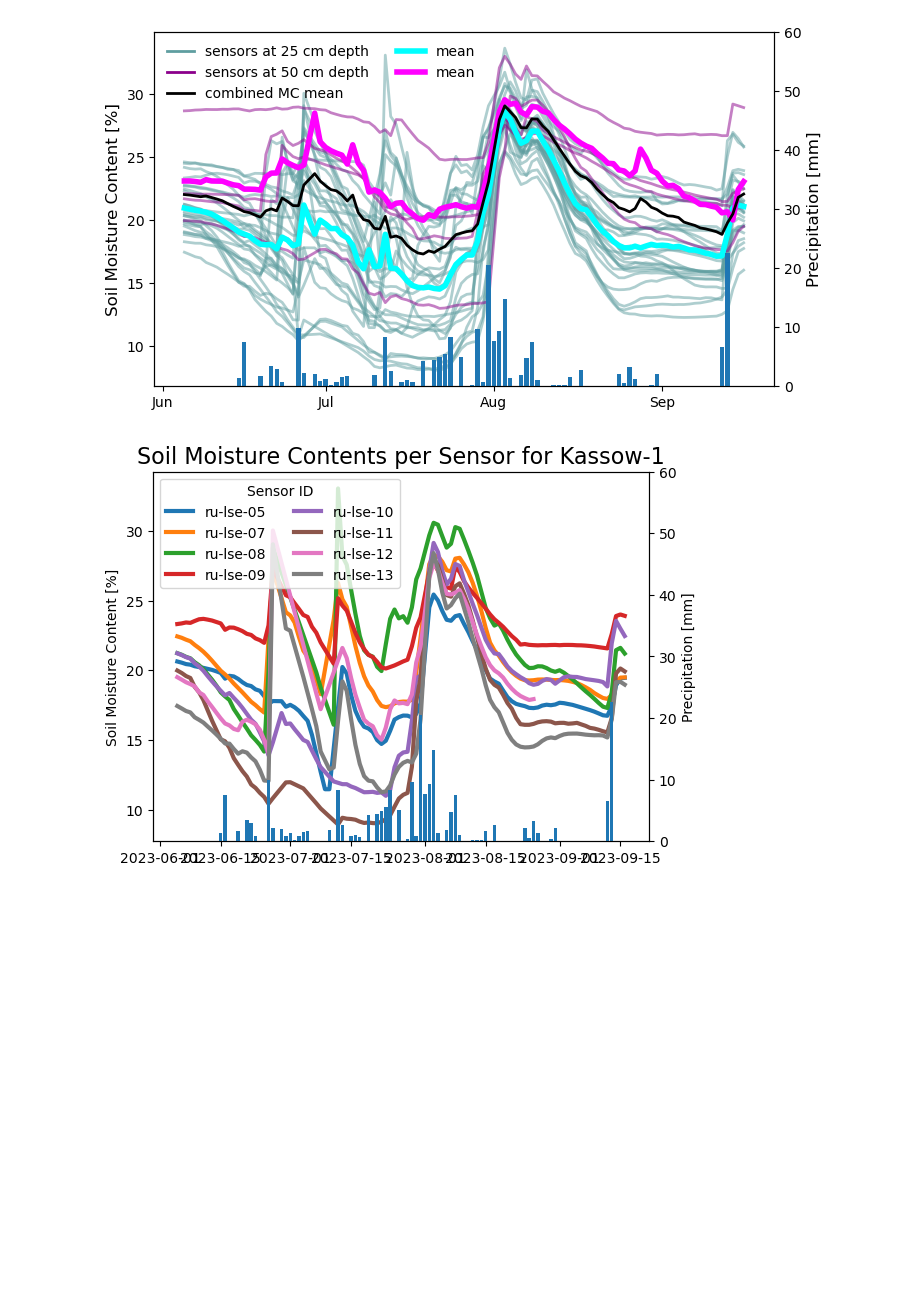
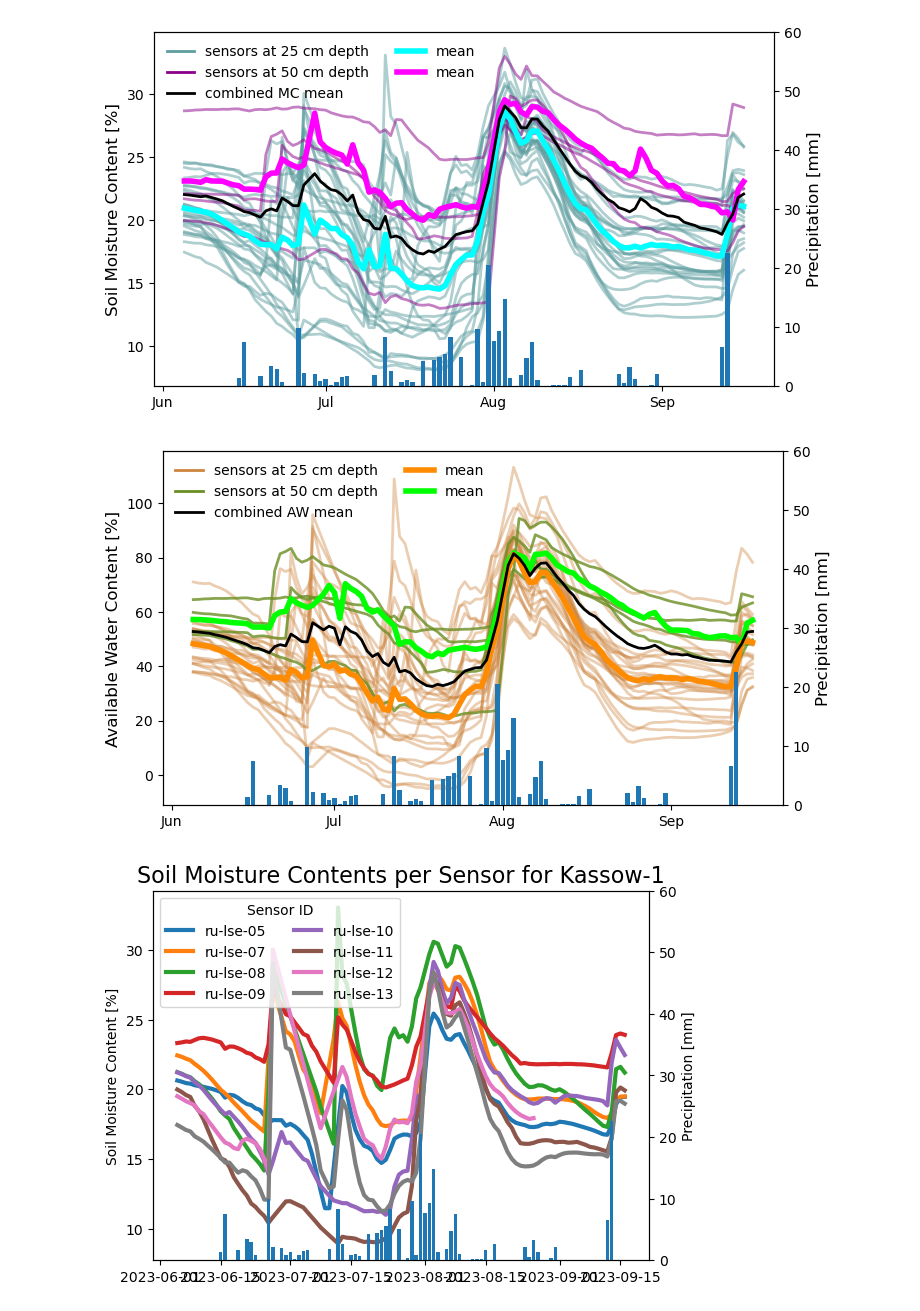
Before and after one commit to AlexSteiger/python_plots, a Jupyter notebook: soil_moisture_zeitreihe.ipynb, the cells around one changed output. Cells and saved outputs as stored; diff of their text form; code cells hidden in the pictures; blank space fills up the shorter version.

```diff
--- a/soil_moisture_zeitreihe.ipynb
+++ b/soil_moisture_zeitreihe.ipynb
@@ -488,38 +453,40 @@ for i, (name, group) in enumerate(grouped_data):
 
 for i, (name, group) in enumerate(grouped_data):
     if name == 'ru-lse-01' or name == 'ru-lse-02' or name == 'ru-lse-03' or name == 'ru-lse-04':
-        line = ax1.plot(group['date'], group['AW'], label='50 cm', linewidth=2, color='olivedrab', alpha=0.6)
+        line = ax1.plot(group['date'], group['AW'], label='50 cm', linewidth=2, color='olivedrab', alpha=0.8)
 
 
 ax1.plot(mean_per_day['date'], mean_per_day['AW_mean_50'], linewidth=4, color='lime')
 ax1.plot(mean_per_day['date'], mean_per_day['AW_mean_25'], linewidth=4, color='darkorange')
 ax1.plot(mean_per_day['date'], mean_per_day['AW_mean'], linewidth=2, color='black')
 
 ax2.bar(weather['date'],weather['prcp_mm'])
 
 plt.title('',size=16)
 ax1.set_ylabel('Available Water Content [%]',fontsize=12)
 ax2.set_ylabel('Precipitation [mm]',fontsize=12)
 ax2.set_ylim([0, 60])
 
 handles, labels = ax1.get_legend_handles_labels()
 unique_labels = ['sensors at 25 cm depth','sensors at 50 cm depth', 'combined AW mean', 'mean', 'mean']
 proxy_artists = [plt.Line2D([0], [0], linestyle='-', linewidth=2, color='peru'),
                  plt.Line2D([0], [0], linestyle='-', linewidth=2, color='olivedrab'),
                  plt.Line2D([0], [0], linestyle='-', linewidth=2, color='black'),
                  plt.Line2D([0], [0], linestyle='-', linewidth=4, color='darkorange'),
                  plt.Line2D([0], [0], linestyle='-', linewidth=4, color='lime')]
 ax1.legend(proxy_artists, unique_labels, title='', ncol=2, bbox_to_anchor=(0.0, 1), loc='upper left', frameon=False)
 
 ## Set months for x-axis ticks
 locator = mdates.MonthLocator()  # every month
 fmt = mdates.DateFormatter('%b') # Specify the format - %b gives us Jan, Feb...
 X = plt.gca().xaxis
 X.set_major_locator(locator)
 X.set_major_formatter(fmt)       # Specify formatter
 
 plt.savefig('plots/Available Water Contents per Sensor.png', bbox_inches='tight', dpi=300)
 plt.show()
+# %% [output]
+[figure, added]
 # %%
 ## Group by 'device_id'
 kassow    = kassow_1.groupby(['device_id','date']).agg({'soil_mc':['mean','std']}).reset_index()
```
Also changed, not shown: parts of 3 cells of this notebook.
